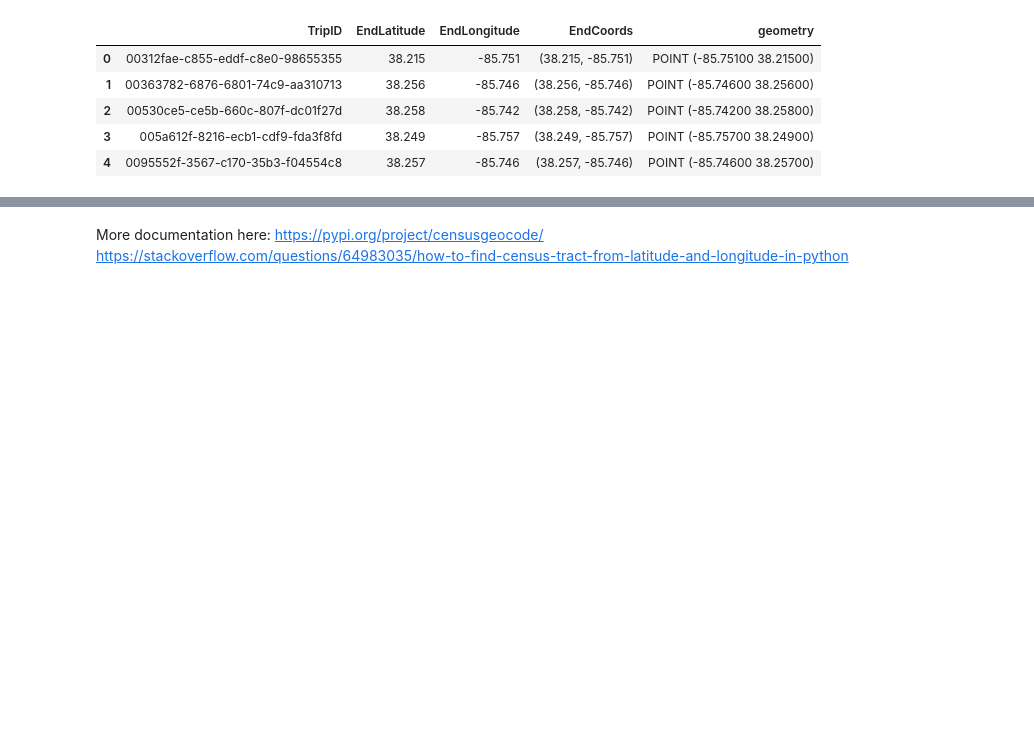
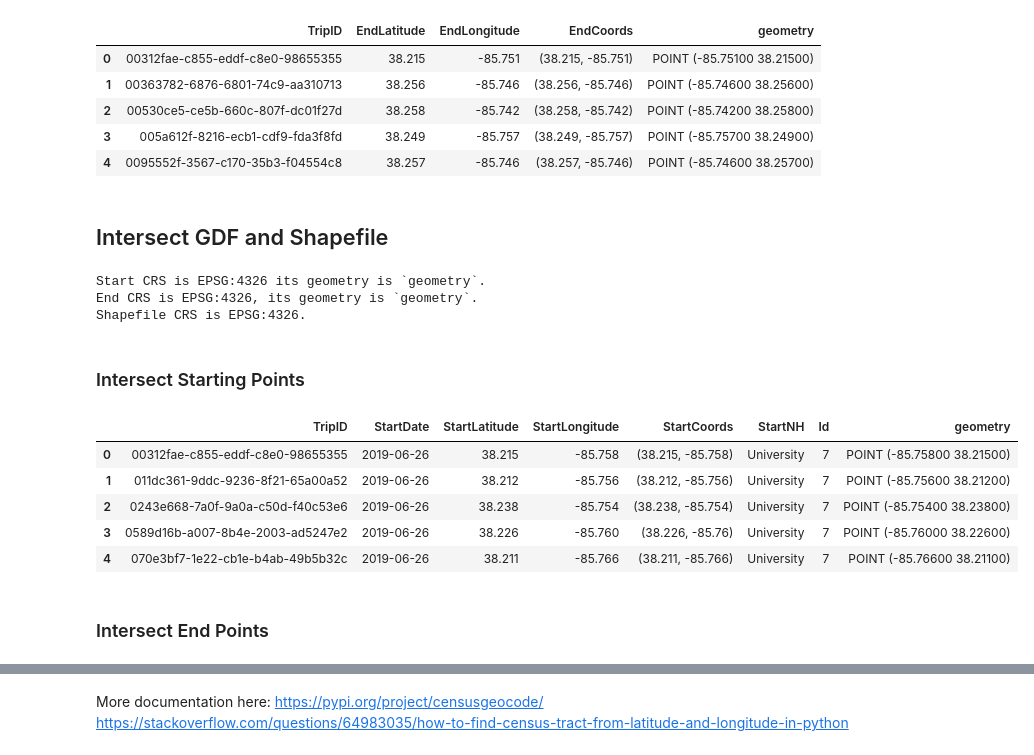
Before and after one commit to abhiram540/TripDataAnalysis-CityOfLouisville-DocklessVehicles, a Jupyter notebook: 7.6 Capstone Two Data Wrangling.ipynb, the cells around one changed output, grey strips where cells are left out. Cells and saved outputs as stored; diff of their text form; code cells hidden in the pictures; blank space fills up the shorter version.

```diff
--- a/7.6 Capstone Two Data Wrangling.ipynb
+++ b/7.6 Capstone Two Data Wrangling.ipynb
@@ -889,5 +889,6 @@ plt.show()
 [figure]
 # %%
 # check if crs is EPSG:4326
+shapefile = shapefile.set_crs('EPSG:4326')
 format(shapefile.crs)
 # %% [output]
@@ -983,3 +991,32 @@ gdf_end.head()
 | 2 | 00530ce5-ce5b-660c-807f-dc01f27d | 38.258 | -85.742 | (38.258, -85.742) | POINT (-85.74200 38.25800) |
 | 3 | 005a612f-8216-ecb1-cdf9-fda3f8fd | 38.249 | -85.757 | (38.249, -85.757) | POINT (-85.75700 38.24900) |
 | 4 | 0095552f-3567-c170-35b3-f04554c8 | 38.257 | -85.746 | (38.257, -85.746) | POINT (-85.74600 38.25700) |
+# %% [markdown]
+## Intersect GDF and Shapefile
+# %%
+print(
+    'Start CRS is {} its geometry is `{}`.\n'.format(gdf_start.crs, gdf_start.geometry.name) +
+    'End CRS is {}, its geometry is `{}`.\n'.format(gdf_end.crs, gdf_end.geometry.name) +
+    'Shapefile CRS is {}.'.format(shapefile.crs)
+)
+# %% [output]
+Start CRS is EPSG:4326 its geometry is `geometry`.
+End CRS is EPSG:4326, its geometry is `geometry`.
+Shapefile CRS is EPSG:4326.
+# %% [markdown]
+### Intersect Starting Points
+# %%
+start_nh = gpd.overlay(gdf_start, shapefile, how = 'intersection')
+# %%
+start_nh.rename(columns = {'NH': 'StartNH'}, inplace = True)
+# %%
+start_nh.head()
+# %% [output]
+|  | TripID | StartDate | StartLatitude | StartLongitude | StartCoords | StartNH | Id | geometry |
+| 0 | 00312fae-c855-eddf-c8e0-98655355 | 2019-06-26 | 38.215 | -85.758 | (38.215, -85.758) | University | 7 | POINT (-85.75800 38.21500) |
+| 1 | 011dc361-9ddc-9236-8f21-65a00a52 | 2019-06-26 | 38.212 | -85.756 | (38.212, -85.756) | University | 7 | POINT (-85.75600 38.21200) |
+| 2 | 0243e668-7a0f-9a0a-c50d-f40c53e6 | 2019-06-26 | 38.238 | -85.754 | (38.238, -85.754) | University | 7 | POINT (-85.75400 38.23800) |
+| 3 | 0589d16b-a007-8b4e-2003-ad5247e2 | 2019-06-26 | 38.226 | -85.760 | (38.226, -85.76) | University | 7 | POINT (-85.76000 38.22600) |
+| 4 | 070e3bf7-1e22-cb1e-b4ab-49b5b32c | 2019-06-26 | 38.211 | -85.766 | (38.211, -85.766) | University | 7 | POINT (-85.76600 38.21100) |
+# %% [markdown]
+### Intersect End Points
```
Also changed, not shown: parts of 18 cells of this notebook.
